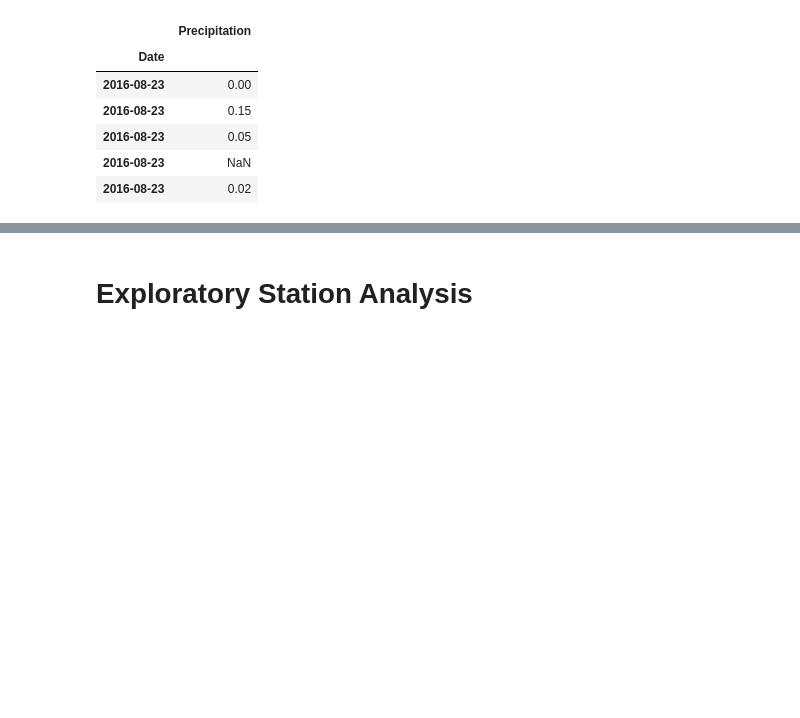
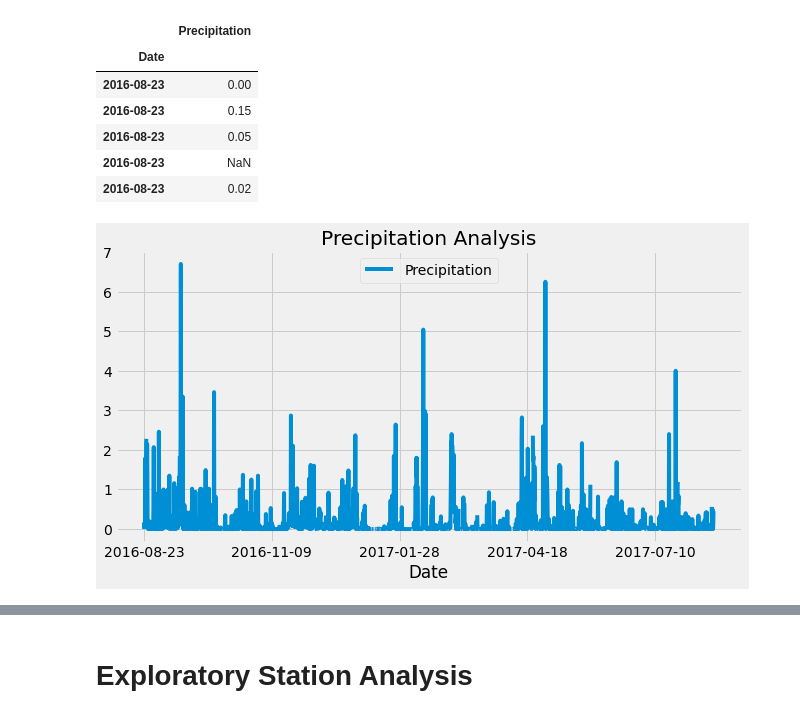
Before and after one commit to NoahLeVoir/sqlalchemy-challenge, a Jupyter notebook: climate.ipynb, the cells around one changed output, grey strips where cells are left out. Cells and saved outputs as stored; diff of their text form; code cells hidden in the pictures; blank space fills up the shorter version.

Commit message:
Plotted using matplotlib and found summary statistics for the db

```diff
--- a/climate.ipynb
+++ b/climate.ipynb
@@ -79,2 +77,13 @@ precip_data_df.head()
+# %%
+# Use Pandas Plotting with Matplotlib to plot the data
+precip_data_df.plot(title = "Precipitation Analysis", figsize = (10,5))
+plt.legend(loc = 'upper center')
+
+# Save to figure on final run of the code
+## plt.savefig("Images/precipitation.png")
+
+plt.show()
+# %% [output]
+[figure, added]
 # %%
 # Use Pandas to calcualte the summary statistics for the precipitation data
```
Also changed, not shown: parts of 2 cells of this notebook.
